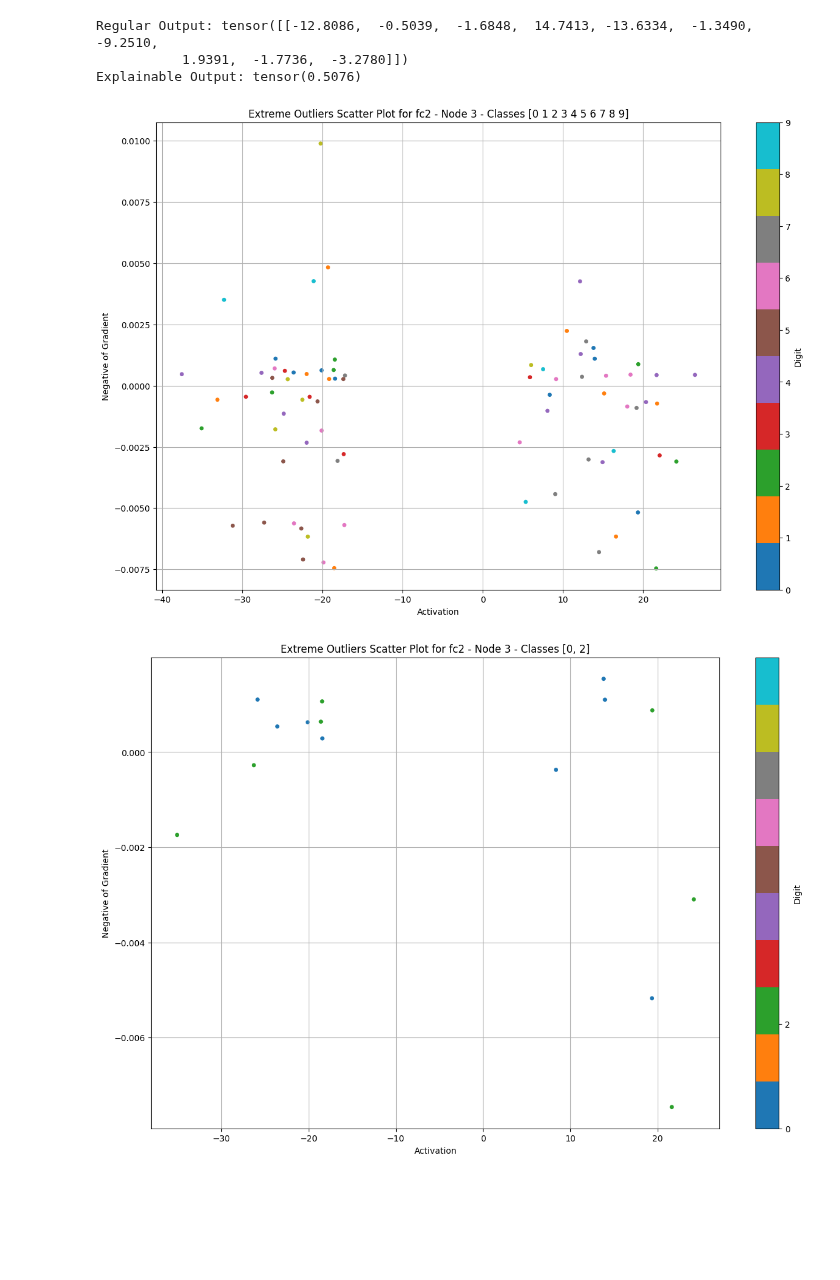
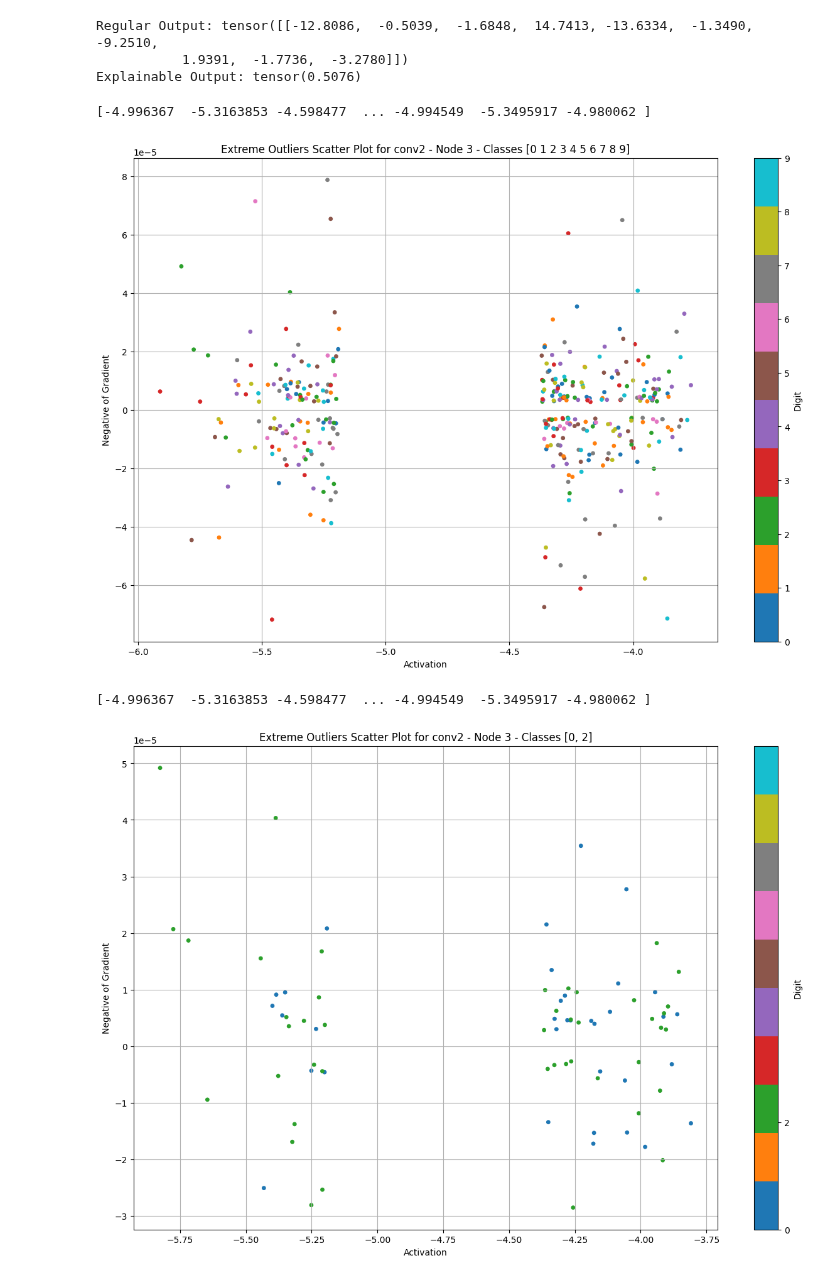
Before and after one commit to benrichards4376/Explanatory-Neural-Networks, a Jupyter notebook: pretrained_test.ipynb, the cells around one changed output. Saved outputs shown, nothing was run; the diff lists cells and outputs as text; code cells hidden in the pictures; blank space fills up the shorter version.

Commit message:
Added conv support

```diff
--- a/pretrained_test.ipynb
+++ b/pretrained_test.ipynb
@@ -496,6 +496,11 @@ def plot_extreme_outliers(explainable_network, layer_name, node_index, std_dev_t
     labels = np.array(labels)
     colors = np.array(colors)
 
+    if activations.ndim != 1:
+        activations = np.mean(activations, axis=(1, 2))
+        gradients = np.mean(gradients, axis=(1, 2))
+        print(activations)
+
     # Calculate mean and standard deviation for activations and gradients
     activation_mean = np.mean(activations)
     activation_std = np.std(activations)
@@ -505,6 +510,7 @@ def plot_extreme_outliers(explainable_network, layer_name, node_index, std_dev_t
     # Apply filtering for points that are more than std_dev_threshold away in both dimensions
     extreme_outliers = (np.abs(activations - activation_mean) > std_dev_threshold * activation_std) & \
                        (np.abs(gradients - gradient_mean) > std_dev_threshold * gradient_std)
+
 
     # Filter activations, gradients, and colors based on the extreme outlier condition
     activations_extreme = activations[extreme_outliers]
@@ -515,35 +521,37 @@ def plot_extreme_outliers(explainable_network, layer_name, node_index, std_dev_t
     # Create Dataframe for easy use
     df = pd.DataFrame({'Activations': activations_extreme, 'Gradients': gradients_extreme, 'Labels': labels_extreme})
 
     if discriminate_classes:
         colors_extreme = colors_extreme[df['Labels'].isin(discriminate_classes)]
         df = df[df['Labels'].isin(discriminate_classes)]
     else:
         discriminate_classes = np.arange(0, 10)
 
     # Generate scatter plot with extreme outliers
     fig, ax = plt.subplots(figsize=(15, 10))
     scatter = ax.scatter(df.loc[:, ['Activations']], df.loc[:, ['Gradients']], c= colors_extreme, cmap=color_map, s=15)
     ax.set_xlabel('Activation')
     ax.set_ylabel('Negative of Gradient')
     ax.set_title(f'Extreme Outliers Scatter Plot for {layer_name} - Node {node_index} - Classes {discriminate_classes}')
 
     # Create a colorbar
     cbar = plt.colorbar(matplotlib.cm.ScalarMappable(cmap=color_map, norm=plt.Normalize(0, 9)), ax=ax, ticks=discriminate_classes)
     cbar.set_label('Digit')
 
     ax.grid(True)
     plt.show()
 
 #Inputs [std_dev_threshold, discriminate_classes, Correct_pred_only] are optional
 # Example usage for all classes for node 3 of layer fc2:
-plot_extreme_outliers(explainable_net, 'fc2', 3, std_dev_threshold=1, Correct_pred_only=False)  # Adjust std_dev_threshold as needed
+plot_extreme_outliers(explainable_net, 'conv2', 3, std_dev_threshold=1, Correct_pred_only=False)  # Adjust std_dev_threshold as needed
 
 # Example usage for multiple classes [0,2] for node 3 of layer fc2:
-plot_extreme_outliers(explainable_net, 'fc2', 3, std_dev_threshold=1, discriminate_classes=[0,2], Correct_pred_only=False)  # Adjust std_dev_threshold as needed
+plot_extreme_outliers(explainable_net, 'conv2', 3, std_dev_threshold=1, discriminate_classes=[0,2], Correct_pred_only=False)  # Adjust std_dev_threshold as needed
 
 # Example usage for multiple classes [0,1,2,3] for node 3 of layer fc2:
-plot_extreme_outliers(explainable_net, 'fc2', 3, std_dev_threshold=1, discriminate_classes=[0,1,2,3], Correct_pred_only=False)  # Adjust std_dev_threshold as needed
+#plot_extreme_outliers(explainable_net, 'fc2', 3, std_dev_threshold=1, discriminate_classes=[0,1,2,3], Correct_pred_only=False)  # Adjust std_dev_threshold as needed
 # %% [output]
+[-4.996367  -5.3163853 -4.598477  ... -4.994549  -5.3495917 -4.980062 ]
-[figure, old version]
+[figure, new version]
+[-4.996367  -5.3163853 -4.598477  ... -4.994549  -5.3495917 -4.980062 ]
-[figure, old version]
+[figure, new version]
```
Also changed, not shown: parts of 9 cells of this notebook.
